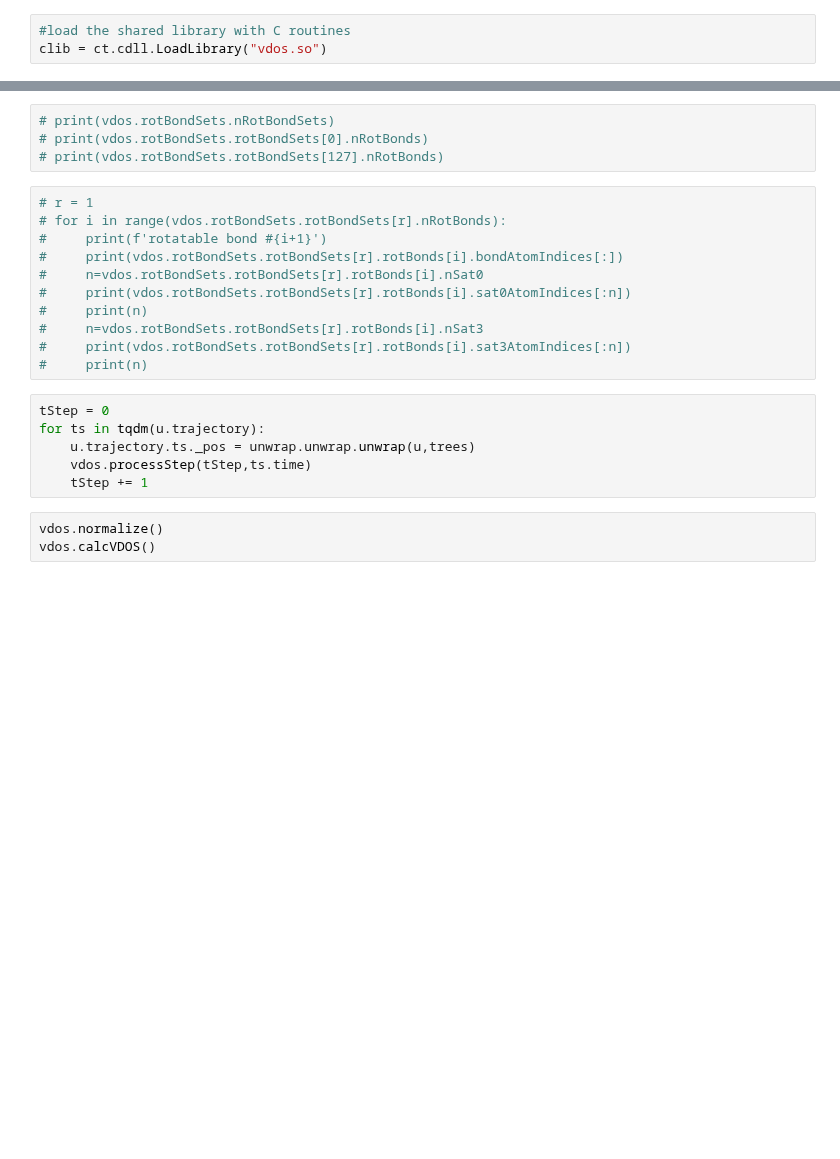
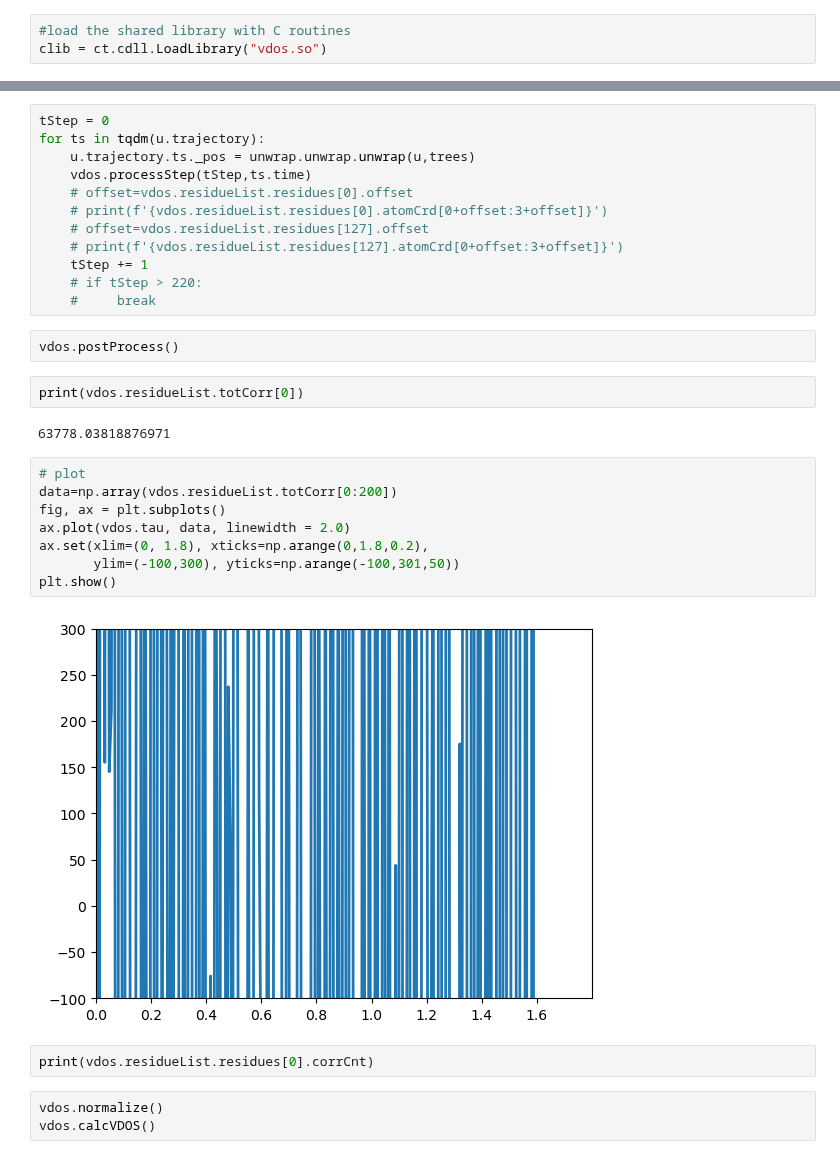
Before and after one commit to HeydenLabASU-collab/trvdos, a Jupyter notebook: vdos.ipynb, the cells around one changed output, grey strips where cells are left out. Saved outputs shown, nothing was run; the diff lists cells and outputs as text; blank space fills up the shorter version.

```diff
--- a/vdos.ipynb
+++ b/vdos.ipynb
@@ -596,24 +685,33 @@ sel.residues[0].atoms.positions[0:10] # should print the first atom's coordinate
-# %%
-# print(vdos.rotBondSets.nRotBondSets)
-# print(vdos.rotBondSets.rotBondSets[0].nRotBonds)
-# print(vdos.rotBondSets.rotBondSets[127].nRotBonds)
-# %%
-# r = 1
-# for i in range(vdos.rotBondSets.rotBondSets[r].nRotBonds):
-#     print(f'rotatable bond #{i+1}')
-#     print(vdos.rotBondSets.rotBondSets[r].rotBonds[i].bondAtomIndices[:])
-#     n=vdos.rotBondSets.rotBondSets[r].rotBonds[i].nSat0
-#     print(vdos.rotBondSets.rotBondSets[r].rotBonds[i].sat0AtomIndices[:n])
-#     print(n)
-#     n=vdos.rotBondSets.rotBondSets[r].rotBonds[i].nSat3
-#     print(vdos.rotBondSets.rotBondSets[r].rotBonds[i].sat3AtomIndices[:n])
-#     print(n)
 # %%
 tStep = 0
 for ts in tqdm(u.trajectory):
     u.trajectory.ts._pos = unwrap.unwrap.unwrap(u,trees)
     vdos.processStep(tStep,ts.time)
+    # offset=vdos.residueList.residues[0].offset
+    # print(f'{vdos.residueList.residues[0].atomCrd[0+offset:3+offset]}')
+    # offset=vdos.residueList.residues[127].offset
+    # print(f'{vdos.residueList.residues[127].atomCrd[0+offset:3+offset]}')
     tStep += 1
+    # if tStep > 220:
+    #     break
+# %%
+vdos.postProcess()
+# %%
+print(vdos.residueList.totCorr[0])
+# %% [output]
+63778.03818876971
+# %%
+# plot
+data=np.array(vdos.residueList.totCorr[0:200])
+fig, ax = plt.subplots()
+ax.plot(vdos.tau, data, linewidth = 2.0)
+ax.set(xlim=(0, 1.8), xticks=np.arange(0,1.8,0.2),
+       ylim=(-100,300), yticks=np.arange(-100,301,50))
+plt.show()
+# %% [output]
+[figure, added]
+# %%
+print(vdos.residueList.residues[0].corrCnt)
 # %%
 vdos.normalize()
 vdos.calcVDOS()
```
Also changed, not shown: parts of 6 cells of this notebook, 2 other files.
